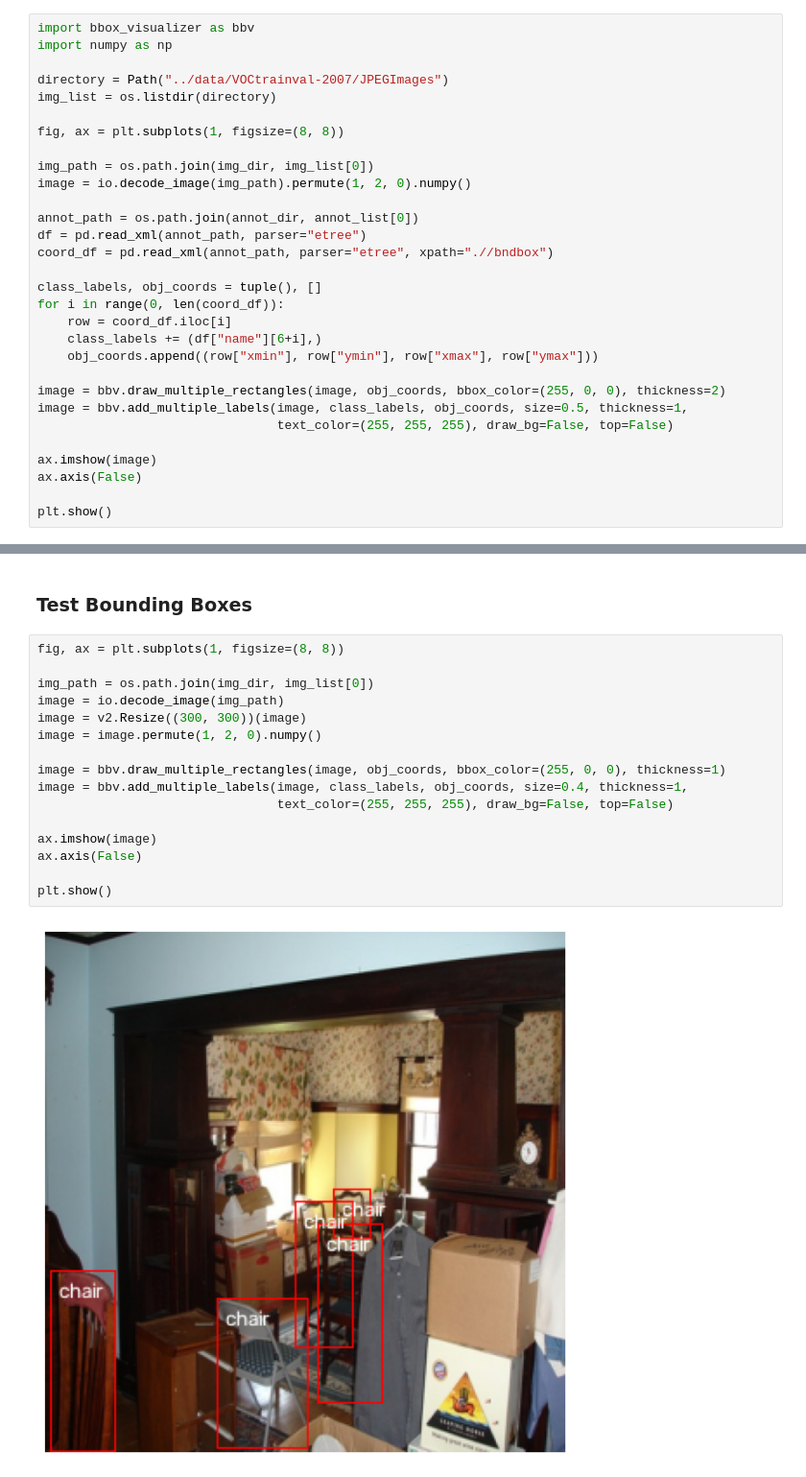
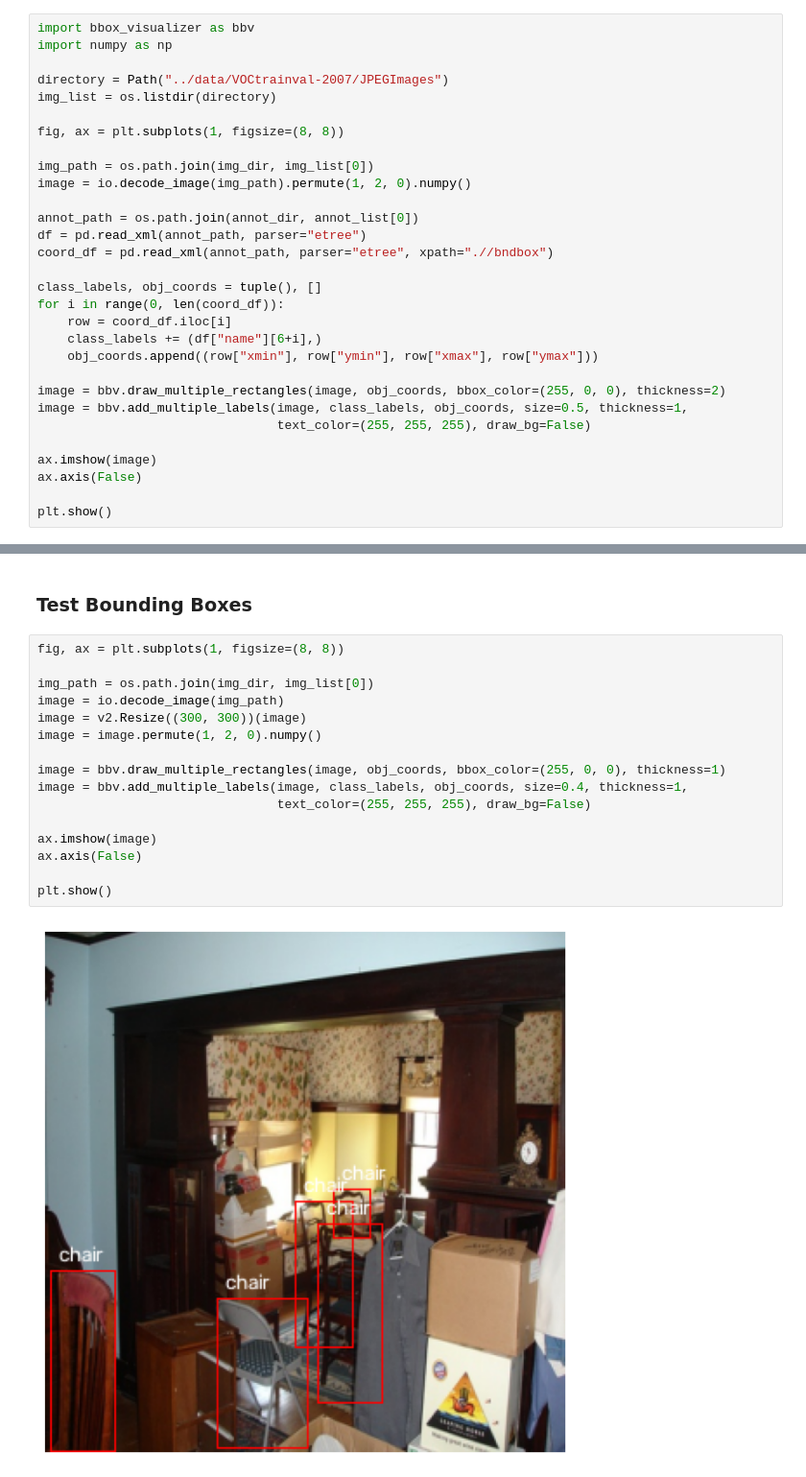
Before and after one commit to Nikhil-Spatial/DetectorV1, a Jupyter notebook: notebooks/01_data_exploration.ipynb, the cells around one changed output, grey strips where cells are left out. Shown at 96% size. Drawn from its saved outputs; the diff is of its cells as text.

Commit message:
Figured out how center coordinates work

```diff
--- a/notebooks/01_data_exploration.ipynb
+++ b/notebooks/01_data_exploration.ipynb
@@ -114,7 +114,7 @@ for i in range(0, len(coord_df)):
 
 image = bbv.draw_multiple_rectangles(image, obj_coords, bbox_color=(255, 0, 0), thickness=2)
 image = bbv.add_multiple_labels(image, class_labels, obj_coords, size=0.5, thickness=1,
-                                text_color=(255, 255, 255), draw_bg=False, top=False)
+                                text_color=(255, 255, 255), draw_bg=False)
 
 ax.imshow(image)
 ax.axis(False)
@@ -151,18 +151,18 @@ print(class_labels, obj_coords)
 # %%
 fig, ax = plt.subplots(1, figsize=(8, 8))
 
 img_path = os.path.join(img_dir, img_list[0])
 image = io.decode_image(img_path)
 image = v2.Resize((300, 300))(image)
 image = image.permute(1, 2, 0).numpy()
 
 image = bbv.draw_multiple_rectangles(image, obj_coords, bbox_color=(255, 0, 0), thickness=1)
 image = bbv.add_multiple_labels(image, class_labels, obj_coords, size=0.4, thickness=1,
-                                text_color=(255, 255, 255), draw_bg=False, top=False)
+                                text_color=(255, 255, 255), draw_bg=False)
 
 ax.imshow(image)
 ax.axis(False)
 
 plt.show()
 # %% [output]
-[figure, old version]
+[figure, new version]
```
Also changed, not shown: parts of 4 cells of this notebook, 1 other file.
